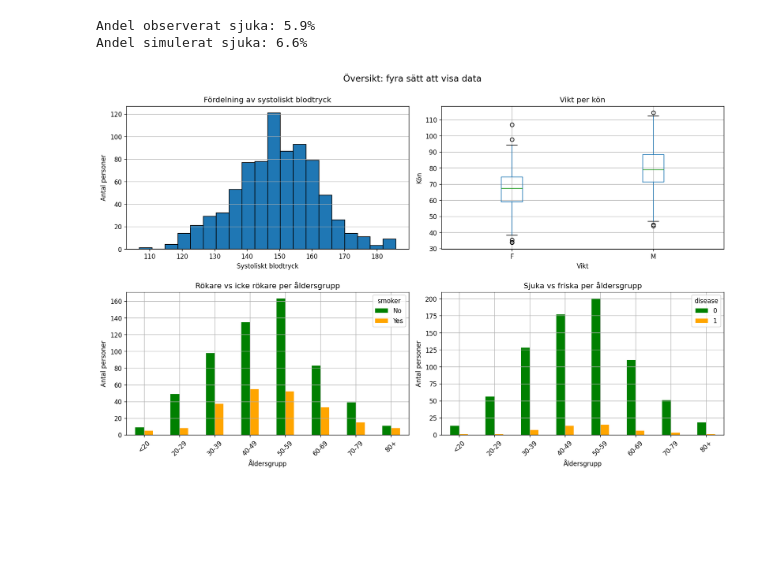
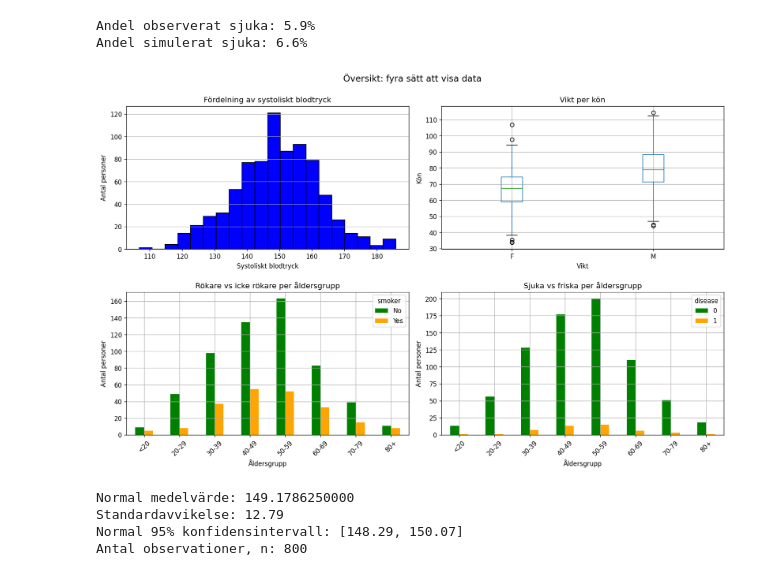
Before and after one commit to MalinMo/Halsostudie, a Jupyter notebook: analysis.ipynb, the cells around one changed output. Cells and saved outputs as stored; diff of their text form; code cells hidden in the pictures; blank space fills up the shorter version.

Commit message:
Lagt till normalapproximation och bootstrap

```diff
--- a/analysis.ipynb
+++ b/analysis.ipynb
@@ -129,7 +94,7 @@ Andel simulerat sjuka: 6.6%
 # %%
 fig, axes = plt.subplots(2, 2, figsize=(14, 9), sharex=False, sharey=False)
 
-axes[0,0].hist(clean.systolic_bp.dropna(), bins=20, edgecolor="black")
+axes[0,0].hist(clean.systolic_bp.dropna(), bins=20, color="blue", edgecolor="black")
 axes[0,0].set_title("Fördelning av systoliskt blodtryck")
 axes[0,0].set_xlabel("Systoliskt blodtryck")
 axes[0,0].set_ylabel("Antal personer")
@@ -144,31 +109,62 @@ axes[0,1].grid(True, axis="y")
 
 bins = [0, 20, 30, 40, 50, 60, 70, 80, 100]
 labels = ["<20", "20-29", "30-39", "40-49", "50-59", "60-69", "70-79", "80+"]
 age_bins = pd.cut(clean["age"], bins=bins, labels=labels, right=False)
 cross = pd.crosstab(age_bins, clean["smoker"])
 
 cross.plot(kind="bar", ax=axes[1,0], color=["green", "orange"])
 axes[1,0].set_title("Rökare vs icke rökare per åldersgrupp")
 axes[1,0].set_xlabel("Åldersgrupp")
 axes[1,0].set_ylabel("Antal personer")
 axes[1,0].grid(True, axis="y")
 plt.setp(axes[1,0].get_xticklabels(), rotation=45)
 
 bins = [0, 20, 30, 40, 50, 60, 70, 80, 100]
 labels = ["<20", "20-29", "30-39", "40-49", "50-59", "60-69", "70-79", "80+"]
 age_bins = pd.cut(clean["age"], bins=bins, labels=labels, right=False)
 cross = pd.crosstab(age_bins, clean["disease"])
 
 cross.plot(kind="bar", ax=axes[1,1], color=["green", "orange"])
 axes[1,1].set_title("Sjuka vs friska per åldersgrupp")
 axes[1,1].set_xlabel("Åldersgrupp")
 axes[1,1].set_ylabel("Antal personer")
 axes[1,1].grid(True, axis="y")
 plt.setp(axes[1,1].get_xticklabels(), rotation=45)
 
 fig.suptitle("Översikt: fyra sätt att visa data", fontsize=14)
 plt.tight_layout()
 plt.subplots_adjust(top=0.9, hspace=0.3)
 plt.show()
 # %% [output]
-[figure, old version]
+[figure, new version]
+# %%
+# Normalapproximation
+
+from math import sqrt
+
+def ci_mean_normal (x, confidedence=0.95):
+    """
+    95%-CI för medel med normal-approximationen:
+    medel ± 1.96 * (s / sqrt(n))
+    """
+    x = np.asarray(x, dtype=float)
+    mean_x = float(np.mean(x))
+    s = float(np.std(x, ddof=1))
+    n = len(x)
+
+    z_critical = 1.96
+    half_width = z_critical * s / sqrt(n)
+    lo, hi = mean_x - half_width, mean_x + half_width
+    return lo, hi, mean_x, s, n
+
+lo, hi, mean_x, s, n = ci_mean_normal(clean["systolic_bp"])
+
+print(f"Normal medelvärde: {mean_x:.10f}")
+print(f"Standardavvikelse: {s:.2f}")
+print(f"Normal 95% konfidensintervall: [{lo:.2f}, {hi:.2f}]")
+print(f"Antal observationer, n: {n}")
+# %% [output]
+Normal medelvärde: 149.1786250000
+Standardavvikelse: 12.79
+Normal 95% konfidensintervall: [148.29, 150.07]
+Antal observationer, n: 800
```
Also changed, not shown: parts of 5 cells of this notebook.
